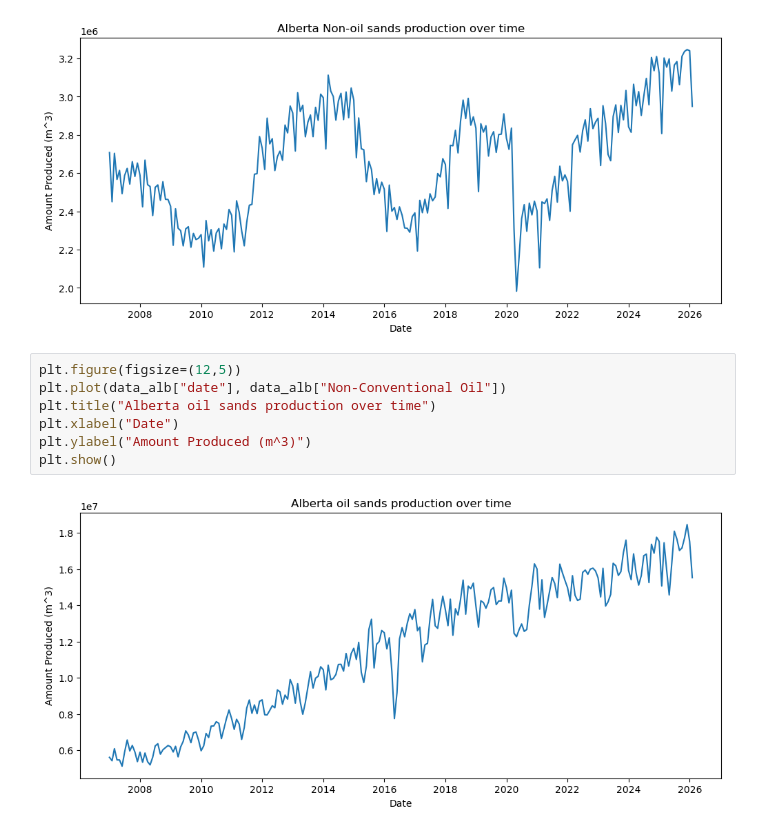
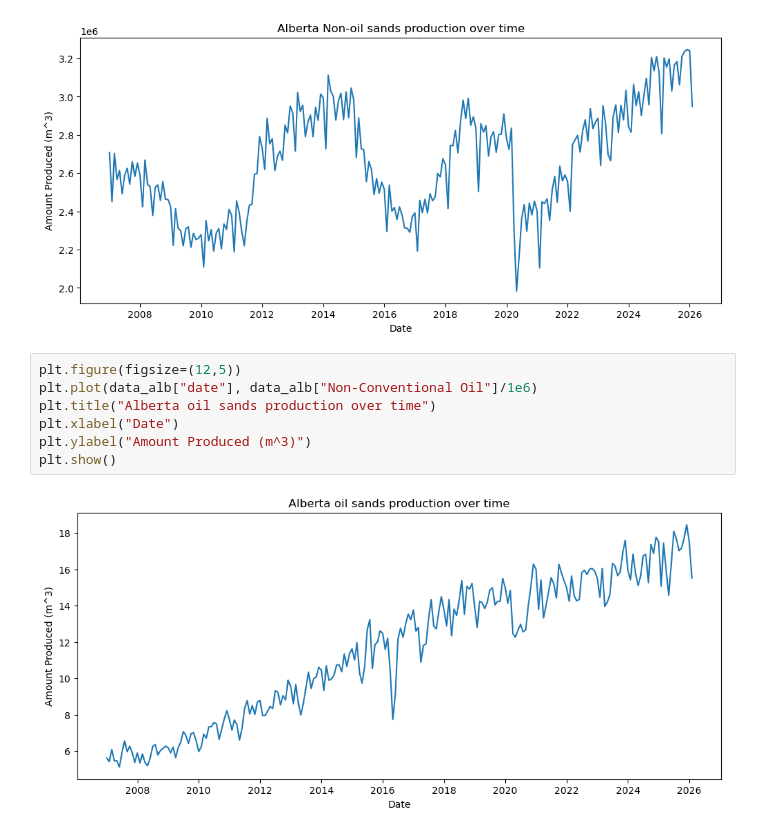
Before and after one commit to Frank-J1/oil-sands-repository, a Jupyter notebook: 01_exploratory_analysis.ipynb, the cells around one changed output. Cells and saved outputs as stored; diff of their text form.

```diff
--- a/01_exploratory_analysis.ipynb
+++ b/01_exploratory_analysis.ipynb
@@ -159,10 +155,10 @@ plt.show()
 [figure]
 # %%
 plt.figure(figsize=(12,5))
-plt.plot(data_alb["date"], data_alb["Non-Conventional Oil"])
+plt.plot(data_alb["date"], data_alb["Non-Conventional Oil"]/1e6)
 plt.title("Alberta oil sands production over time")
 plt.xlabel("Date")
 plt.ylabel("Amount Produced (m^3)")
 plt.show()
 # %% [output]
-[figure, old version]
+[figure, new version]
```
Also changed, not shown: parts of 5 cells of this notebook.
